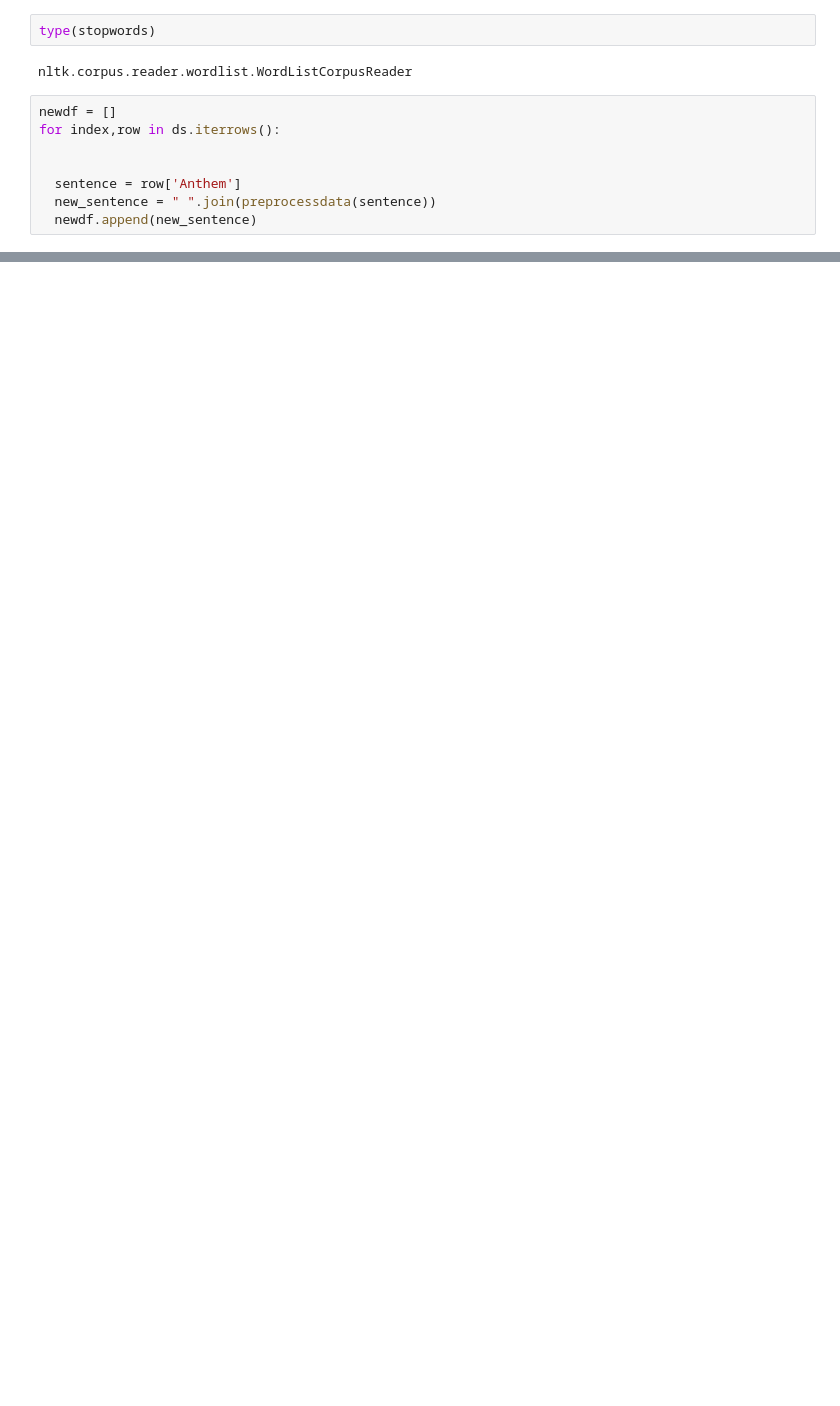
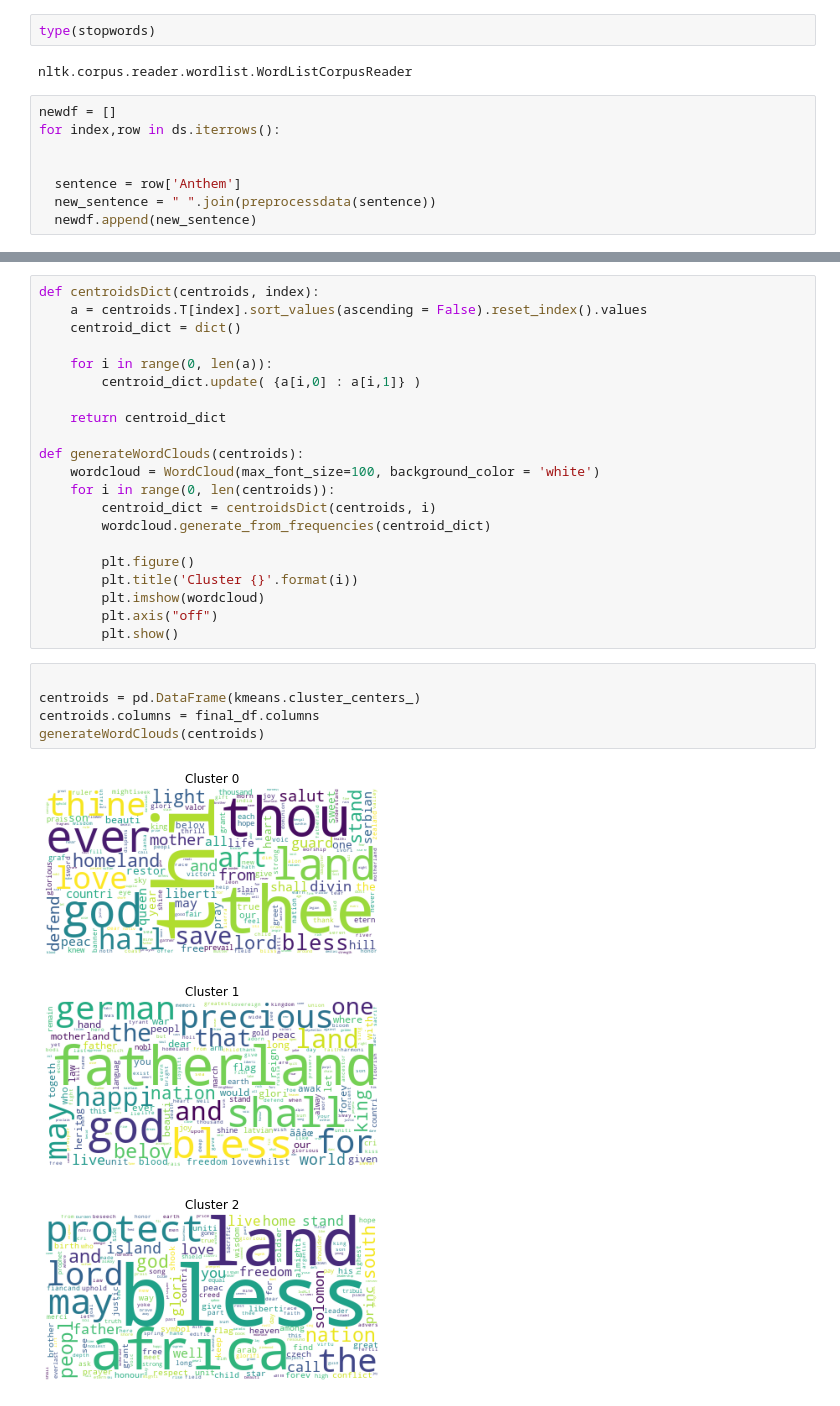
Before and after one commit to modidiviyansh/National-Anthem-Sentiment-Analysis, a Jupyter notebook: NationalAnthemSentimentAnalysis_1.ipynb, the cells around one changed output, grey strips where cells are left out. Drawn from its saved outputs; the diff is of its cells as text; blank space fills up the shorter version.

```diff
--- a/NationalAnthemSentimentAnalysis_1.ipynb
+++ b/NationalAnthemSentimentAnalysis_1.ipynb
@@ -165,0 +275,30 @@ final_df.T.nlargest(5, 0)
+# %%
+def centroidsDict(centroids, index):
+    a = centroids.T[index].sort_values(ascending = False).reset_index().values
+    centroid_dict = dict()
+
+    for i in range(0, len(a)):
+        centroid_dict.update( {a[i,0] : a[i,1]} )
+
+    return centroid_dict
+
+def generateWordClouds(centroids):
+    wordcloud = WordCloud(max_font_size=100, background_color = 'white')
+    for i in range(0, len(centroids)):
+        centroid_dict = centroidsDict(centroids, i)
+        wordcloud.generate_from_frequencies(centroid_dict)
+
+        plt.figure()
+        plt.title('Cluster {}'.format(i))
+        plt.imshow(wordcloud)
+        plt.axis("off")
+        plt.show()
+# %%
+
+centroids = pd.DataFrame(kmeans.cluster_centers_)
+centroids.columns = final_df.columns
+generateWordClouds(centroids)
+# %% [output]
+[figure, added]
+[figure, added]
+[figure, added]
```
Also changed, not shown: parts of 14 cells of this notebook.
